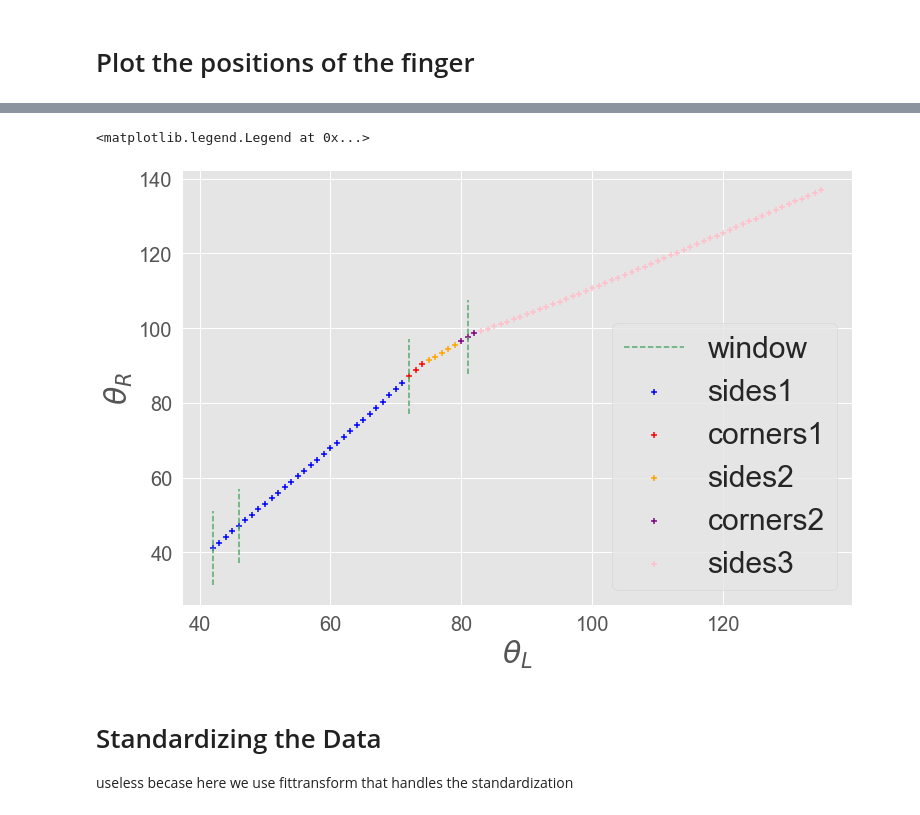
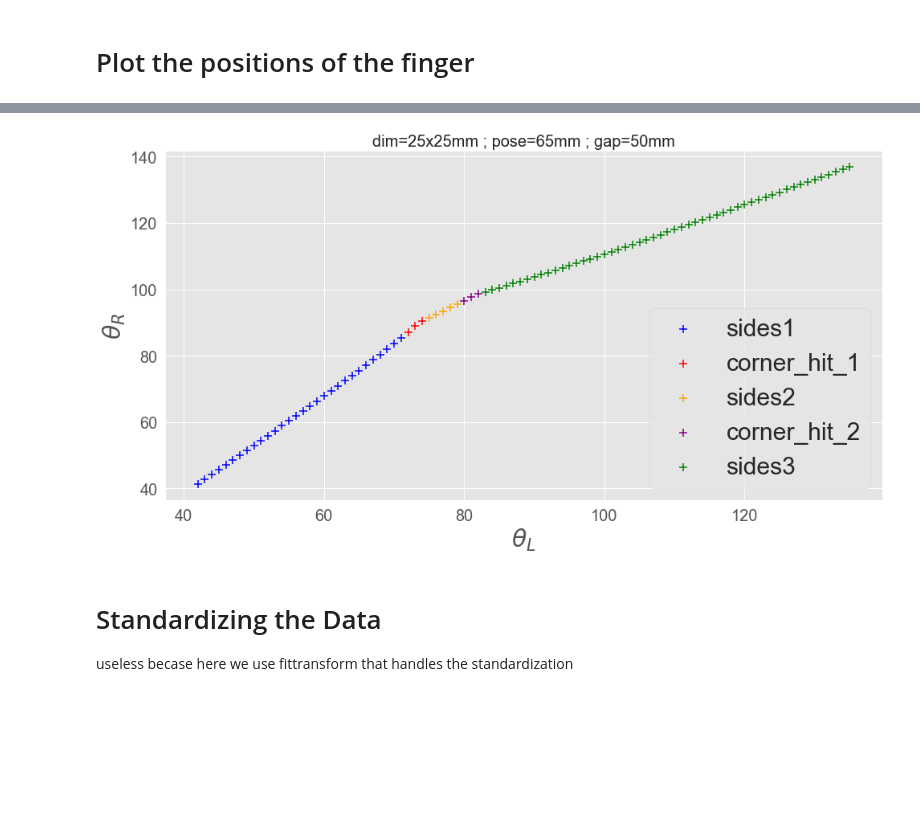
Before and after one commit to ej3517/FYP_EEE_Proprioceptive_Robot_Hand, a Jupyter notebook: DataProcessing/lda_cluster_sim_window_multiple_classes.ipynb, the cells around one changed output, grey strips where cells are left out. Drawn from its saved outputs; the diff is of its cells as text; code cells hidden in the pictures; blank space fills up the shorter version.

```diff
--- a/DataProcessing/lda_cluster_sim_window_multiple_classes.ipynb
+++ b/DataProcessing/lda_cluster_sim_window_multiple_classes.ipynb
@@ -146,50 +146,42 @@ plt.legend(loc='lower right')
 # %%
 SMALL_SIZE = 8
 MEDIUM_SIZE = 20
 BIGGER_SIZE = 30
 
 plt.rc('font', size=BIGGER_SIZE)          # controls default text sizes
 plt.rc('axes', titlesize=BIGGER_SIZE)     # fontsize of the axes title
 plt.rc('axes', labelsize=BIGGER_SIZE)    # fontsize of the x and y labels
 plt.rc('xtick', labelsize=MEDIUM_SIZE)    # fontsize of the tick labels
 plt.rc('ytick', labelsize=MEDIUM_SIZE)    # fontsize of the tick labels
 plt.rc('legend', fontsize=BIGGER_SIZE)    # legend fontsize
 plt.rc('figure', titlesize=BIGGER_SIZE)  # fontsize of the figure title
 
 fig, ax = plt.subplots()
 plt.style.use("ggplot")
-plt.rcParams["figure.figsize"] = (12,8)
+plt.rcParams["figure.figsize"] = (16,8)
 
 plt.scatter(angle_array[half_window_size:-half_window_size].T[0][data_window_array.T[-1] == 1],
             angle_array[half_window_size:-half_window_size].T[1][data_window_array.T[-1] == 1],
-            color='blue',marker='+',label='sides1')
+            s=100,color='blue',marker='+',label='sides1')
 plt.scatter(angle_array[half_window_size:-half_window_size].T[0][data_window_array.T[-1] == 2],
             angle_array[half_window_size:-half_window_size].T[1][data_window_array.T[-1] == 2],
-            color='red',marker='+',label='corners1')
+            s=100,color='red',marker='+',label='corner_hit_1')
 plt.scatter(angle_array[half_window_size:-half_window_size].T[0][data_window_array.T[-1] == 3],
             angle_array[half_window_size:-half_window_size].T[1][data_window_array.T[-1] == 3],
-            color='orange',marker='+',label='sides2')
+            s=100,color='orange',marker='+',label='sides2')
 plt.scatter(angle_array[half_window_size:-half_window_size].T[0][data_window_array.T[-1] == 4],
             angle_array[half_window_size:-half_window_size].T[1][data_window_array.T[-1] == 4],
-            color='purple',marker='+',label='corners2')
+            s=100,color='purple',marker='+',label='corner_hit_2')
 plt.scatter(angle_array[half_window_size:-half_window_size].T[0][data_window_array.T[-1] == 5],
             angle_array[half_window_size:-half_window_size].T[1][data_window_array.T[-1] == 5],
-            color='pink',marker='+',label='sides3')
-plt.plot([sides_pos.T[0][0],sides_pos.T[0][0]],
-         [sides_pos.T[1][0]-10,sides_pos.T[1][0]+10],'--',color='g')
-plt.plot([sides_pos.T[0][4],sides_pos.T[0][4]],
-         [sides_pos.T[1][4]-10,sides_pos.T[1][4]+10],'--',color='g')
-plt.plot([corners_pos.T[0][0],corners_pos.T[0][0]],
-         [corners_pos.T[1][0]-10,corners_pos.T[1][0]+10],'--',color='g')
-plt.plot([corners_pos.T[0][4],corners_pos.T[0][4]],
-         [corners_pos.T[1][4]-10,corners_pos.T[1][4]+10],'--',color='g',label='window')
+            s=100,color='green',marker='+',label='sides3')
 plt.ylabel(r'$\theta_R$')
 plt.xlabel(r'$\theta_L$')
 plt.legend(loc='lower right')
-#plt.savefig("raw_data_window_manual_class.png")
+plt.title("dim="+str(25)+'x'+str(25)+ 'mm ; pose='+str(65)+'mm ; gap='+str(50)+'mm',fontsize=20)
+plt.savefig("raw_data_window_multiple_class.png")
 # %% [output]
-<matplotlib.legend.Legend at 0x...>
-[figure, old version]
+[figure, new version]
 # %% [markdown]
 # Standardizing the Data
 
```
Also changed, not shown: parts of 5 cells of this notebook, 15 other files.
